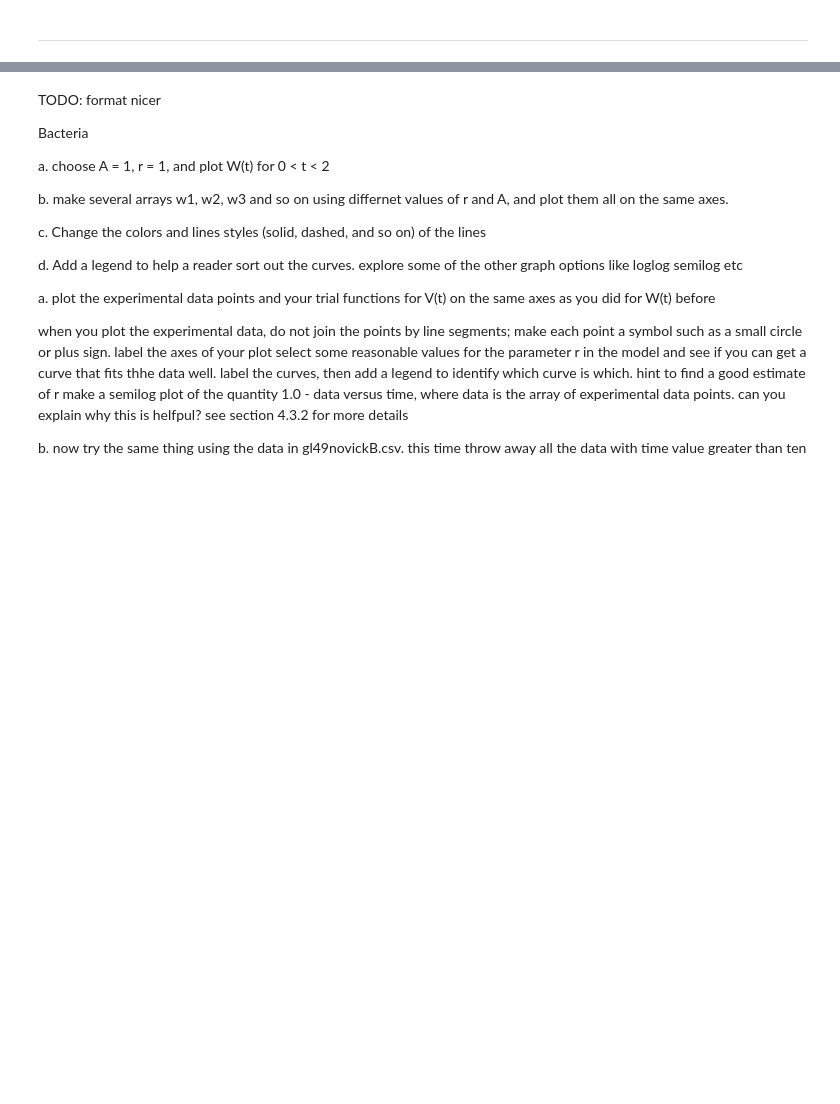
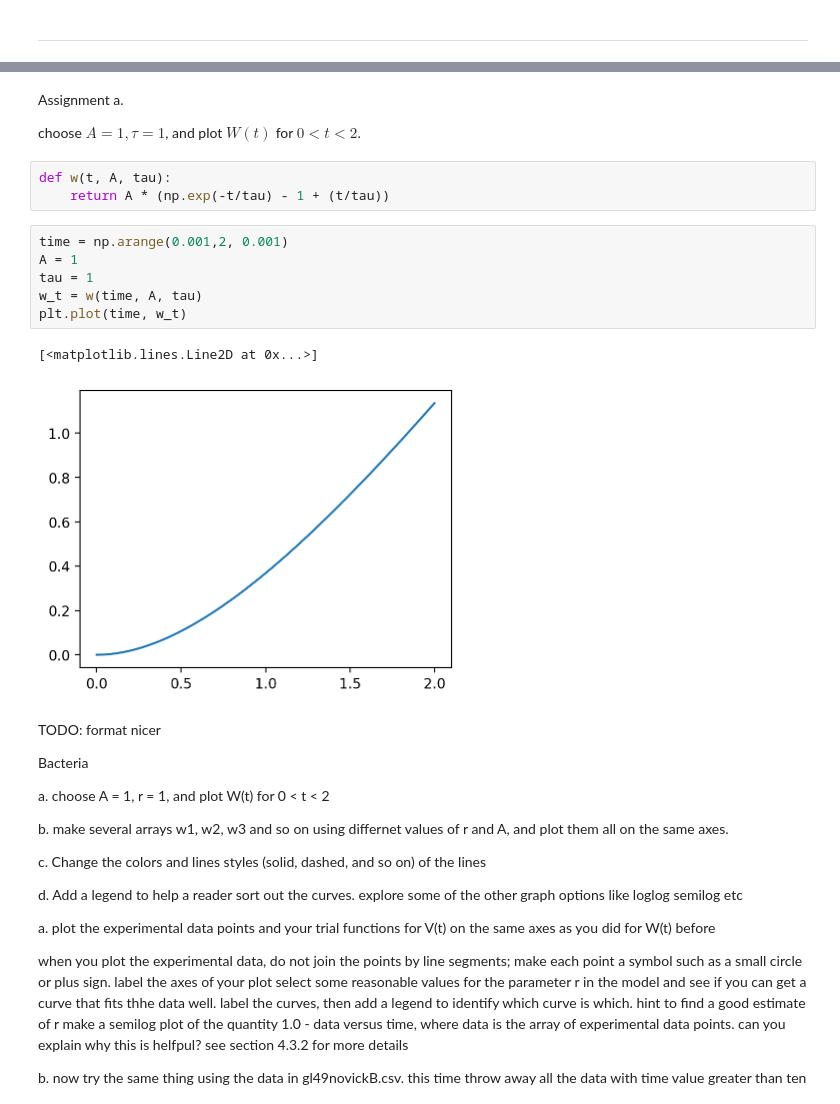
Before and after one commit to e-d-p-9/Physical-Modeling-with-Python, a Jupyter notebook: Ch5/HIV_Bacteria_Computer_Lab.ipynb, the cells around one changed output, grey strips where cells are left out. Cells and saved outputs as stored; diff of their text form; blank space fills up the shorter version.

```diff
--- a/Ch5/HIV_Bacteria_Computer_Lab.ipynb
+++ b/Ch5/HIV_Bacteria_Computer_Lab.ipynb
@@ -291,3 +305,19 @@ Alpha inverse is 2.2 compared to 10 years for the latency period of HIV, but im
+# %% [markdown]
+Assignment a.
+
+ choose $A = 1, \tau = 1$,  and plot $W(t)$  for $0< t < 2$.
+# %%
+def w(t, A, tau):
+    return A * (np.exp(-t/tau) - 1 + (t/tau))
+# %%
+time = np.arange(0.001,2, 0.001)
+A = 1
+tau = 1
+w_t = w(time, A, tau)
+plt.plot(time, w_t)
+# %% [output]
+[<matplotlib.lines.Line2D at 0x...>]
+[figure, added]
 # %% [markdown]
 
 
```
Also changed, not shown: parts of 5 cells of this notebook.
